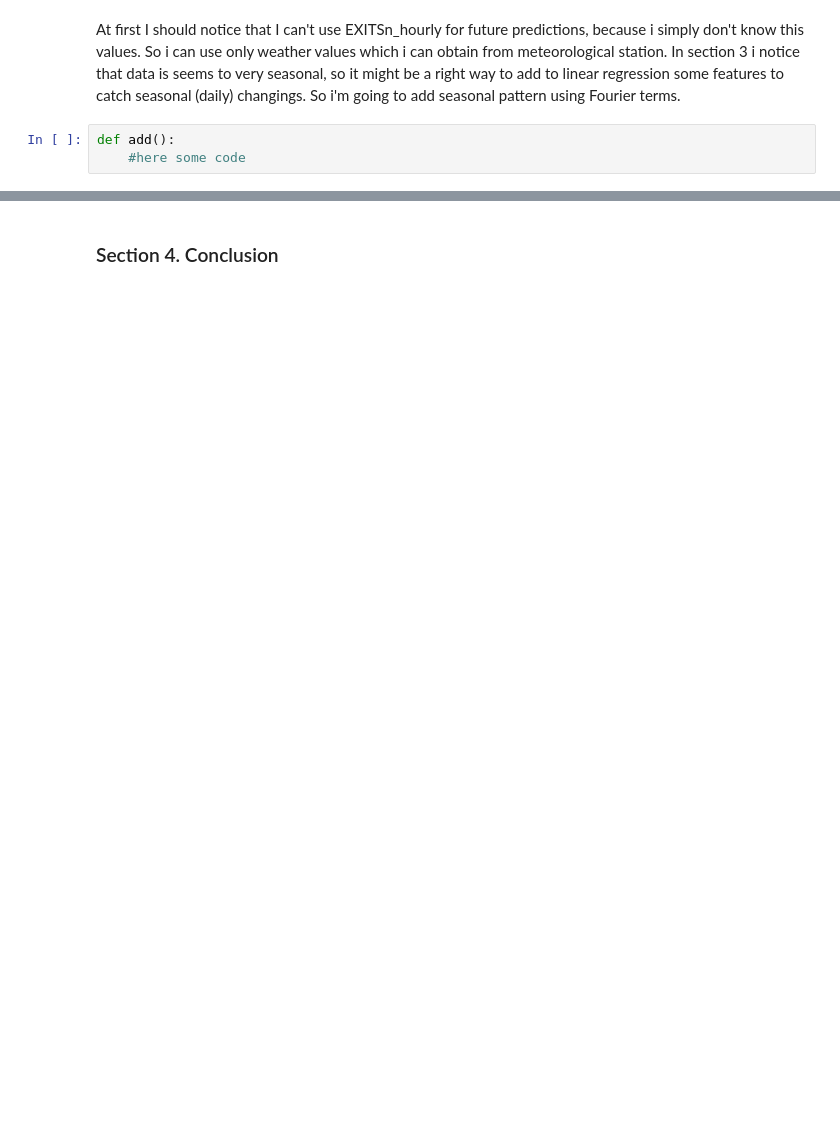
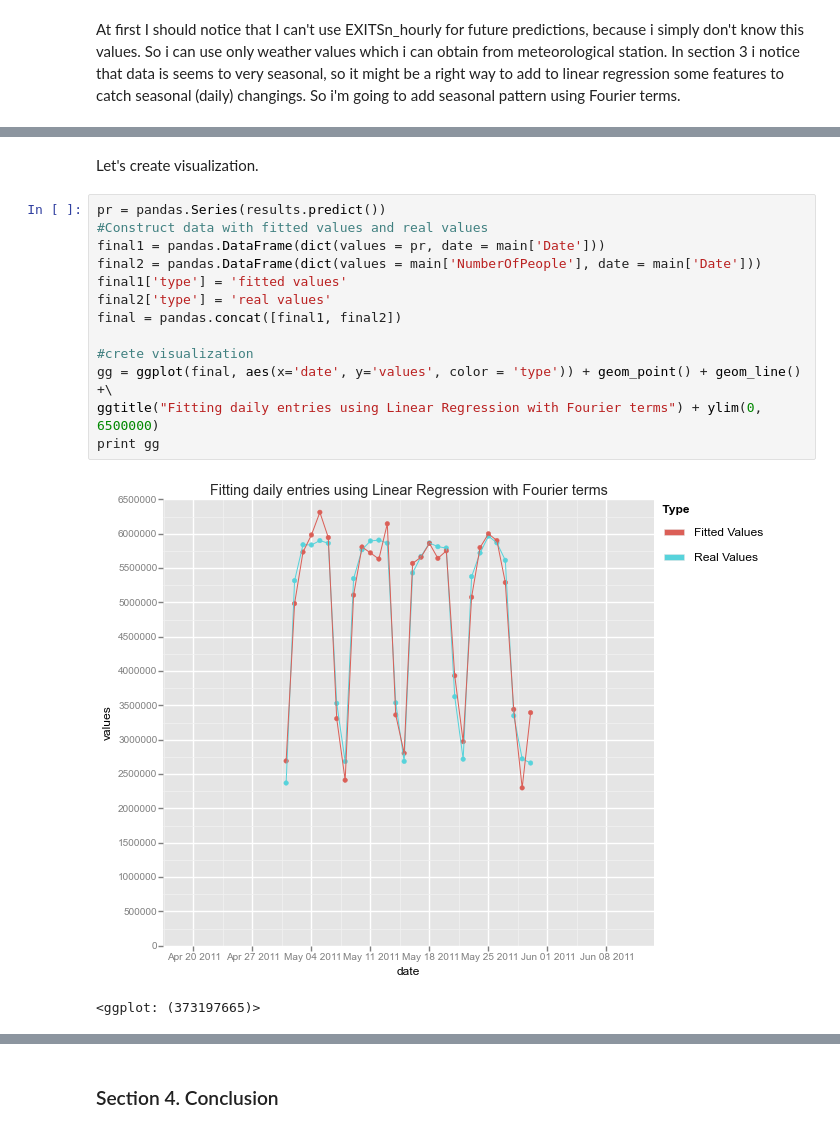
Before and after one commit to orenov/udacity-nanodegree-data-analyst, a Jupyter notebook: Intro-to-Data-Science/Project/AnalyzingSubwayData.ipynb, the cells around one changed output, grey strips where cells are left out. Saved outputs shown, nothing was run; the diff lists cells and outputs as text; blank space fills up the shorter version.

```diff
--- a/Intro-to-Data-Science/Project/AnalyzingSubwayData.ipynb
+++ b/Intro-to-Data-Science/Project/AnalyzingSubwayData.ipynb
@@ -203,5 +201,2 @@ From plot we can observe that mode of number of peoples in subway stay near the
 # %% [markdown]
 At first I should notice that I can't use EXITSn_hourly for future predictions, because i simply don't know this values. So i can use only weather values which i can obtain from meteorological station. In section 3 i notice that data is seems to very seasonal, so it might be a right way to add to linear regression some features to catch seasonal (daily) changings. So i'm going to add seasonal pattern using Fourier terms.
-# %%
-def add():
-    #here some code
@@ -207,0 +273,18 @@ def add():
+# %% [markdown]
+Let's create visualization.
+# %%
+pr = pandas.Series(results.predict())
+#Construct data with fitted values and real values
+final1 = pandas.DataFrame(dict(values = pr, date = main['Date']))
+final2 = pandas.DataFrame(dict(values = main['NumberOfPeople'], date = main['Date']))
+final1['type'] = 'fitted values'
+final2['type'] = 'real values'
+final = pandas.concat([final1, final2])
+
+#crete visualization
+gg = ggplot(final, aes(x='date', y='values', color = 'type')) + geom_point() + geom_line() +\
+ggtitle("Fitting daily entries using Linear Regression with Fourier terms") + ylim(0, 6500000)
+print gg
+# %% [output]
+[figure, added]
+<ggplot: (373197665)>
```
Also changed, not shown: parts of 10 cells of this notebook.
